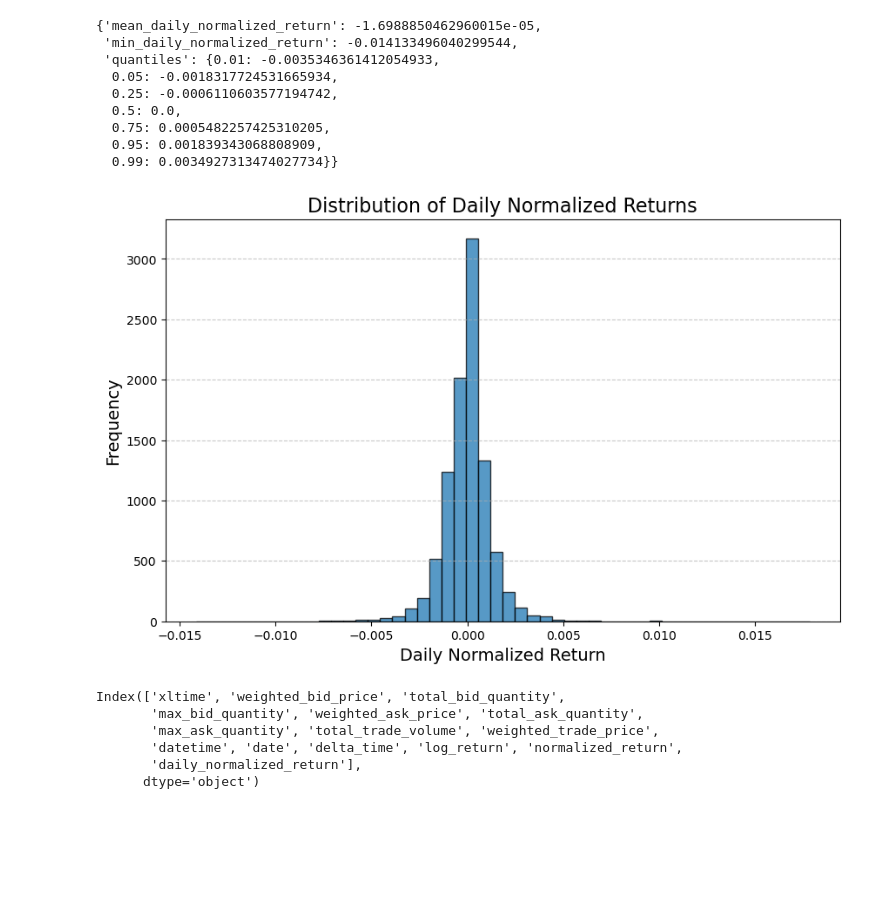
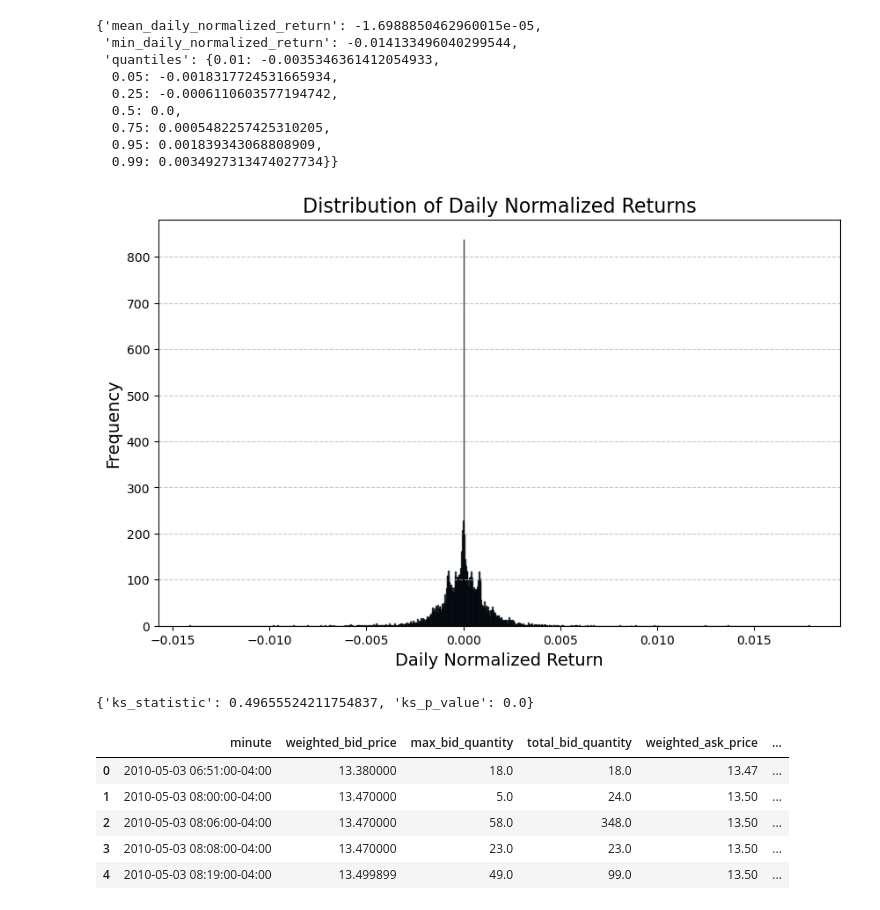
Before and after one commit to OtiLeBoss/financial_big_data, a Jupyter notebook: test.ipynb, the cells around one changed output. Drawn from its saved outputs; the diff is of its cells as text; code cells hidden in the pictures; blank space fills up the shorter version.

```diff
--- a/test.ipynb
+++ b/test.ipynb
@@ -532,22 +574,35 @@ quantiles = df['normalized_return'].quantile([0.01,0.05,0.25, 0.5, 0.75, 0.95, 0
 # %%
 import matplotlib.pyplot as plt
 
+
+df = pd.read_csv('/Users/othmaneio/Documents/financial_big_data/data/AA/processed_data_AA.csv')
 # Plot the distribution of daily normalized returns
 plt.figure(figsize=(10, 6))
-plt.hist(df['normalized_return'], bins=50, alpha=0.75, edgecolor='black')
+plt.hist(df['normalized_return'], bins=1000, alpha=0.75, edgecolor='black')
 plt.title('Distribution of Daily Normalized Returns', fontsize=16)
 plt.xlabel('Daily Normalized Return', fontsize=14)
 plt.ylabel('Frequency', fontsize=14)
 plt.grid(axis='y', linestyle='--', alpha=0.7)
 plt.show()
 # %% [output]
-[figure, old version]
+[figure, new version]
+# %%
+#perform ks test for df['normalized_return']
+from scipy.stats import kstest
+ks_statistic, ks_p_value = kstest(df['normalized_return'].dropna(), 'norm')
+
+{
+        "ks_statistic": ks_statistic,
+        "ks_p_value": ks_p_value
+}
+# %% [output]
+{'ks_statistic': 0.49655524211754837, 'ks_p_value': 0.0}
 # %%
-df.columns
+df.head()
 # %% [output]
-Index(['xltime', 'weighted_bid_price', 'total_bid_quantity',
-       'max_bid_quantity', 'weighted_ask_price', 'total_ask_quantity',
-       'max_ask_quantity', 'total_trade_volume', 'weighted_trade_price',
-       'datetime', 'date', 'delta_time', 'log_return', 'normalized_return',
-       'daily_normalized_return'],
-      dtype='object')
+|  | minute | weighted_bid_price | max_bid_quantity | total_bid_quantity | weighted_ask_price | ... |
+| 0 | 2010-05-03 06:51:00-04:00 | 13.380000 | 18.0 | 18.0 | 13.47 | ... |
+| 1 | 2010-05-03 08:00:00-04:00 | 13.470000 | 5.0 | 24.0 | 13.50 | ... |
+| 2 | 2010-05-03 08:06:00-04:00 | 13.470000 | 58.0 | 348.0 | 13.50 | ... |
+| 3 | 2010-05-03 08:08:00-04:00 | 13.470000 | 23.0 | 23.0 | 13.50 | ... |
+| 4 | 2010-05-03 08:19:00-04:00 | 13.499899 | 49.0 | 99.0 | 13.50 | ... |
```
Also changed, not shown: parts of 15 cells of this notebook.
